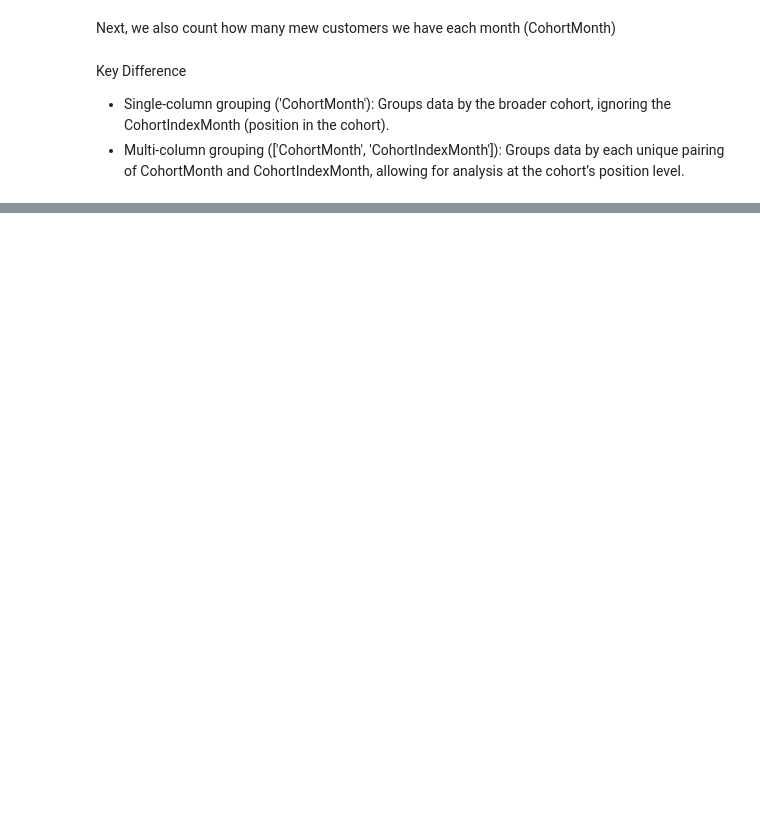
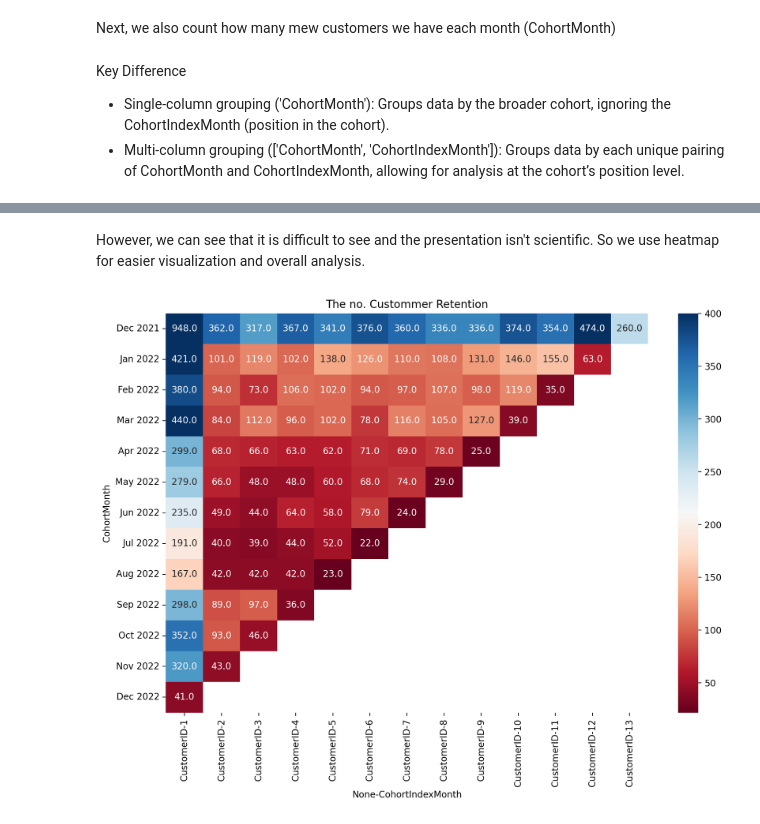
Before and after one commit to VietAnhNgg/Customer_Retention, a Jupyter notebook: CRR.ipynb, the cells around one changed output, grey strips where cells are left out. Saved outputs shown, nothing was run; the diff lists cells and outputs as text; code cells hidden in the pictures; blank space fills up the shorter version.

```diff
--- a/CRR.ipynb
+++ b/CRR.ipynb
@@ -332,6 +315,11 @@ Key Difference
 * Multi-column grouping (['CohortMonth', 'CohortIndexMonth']): Groups data by each unique pairing of CohortMonth and CohortIndexMonth, allowing for analysis at the cohort’s position level.
 # %%
 group2 = df.groupby(['CohortMonth','CohortIndexMonth'])
-cohort_data = group2['CustomerID'].apply(pd.Series.nunique) #compute the no.unique customer by each group
+cohort_data = group2['CustomerID'].apply(pd.Series.nunique)
+cohort_data = cohort_data.reset_index()
+cohort_data = cohort_data.pivot( index = 'CohortMonth', columns = 'CohortIndexMonth')
+cohort_data.index = cohort_data.index.strftime("%b %Y")
 cohort_data
+
+# cohort_data['CustomerID'][1]
 # %% [output]
@@ -350,0 +342,12 @@ Name: CustomerID, Length: 91, dtype: int64
+# %% [markdown]
+However, we can see that it is difficult to see and the presentation isn't scientific. So we use heatmap for easier visualization and overall analysis.
+# %%
+import matplotlib.pyplot as plt
+import seaborn as sns
+
+plt.figure( figsize = (12,8), dpi =200)
+sns.heatmap(data = cohort_data, annot = True, fmt = ".1f", cmap = "RdBu", vmax = 400)
+plt.title("The no. Custommer Retention")
+plt.show();
+# %% [output]
+[figure, added]
```
Also changed, not shown: parts of 10 cells of this notebook.
